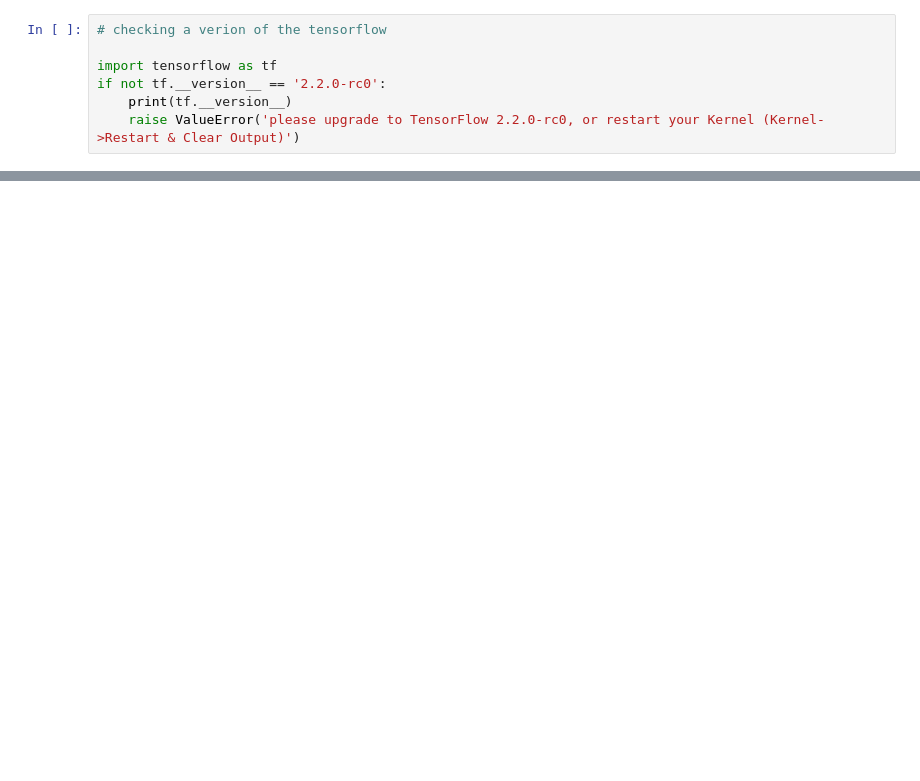
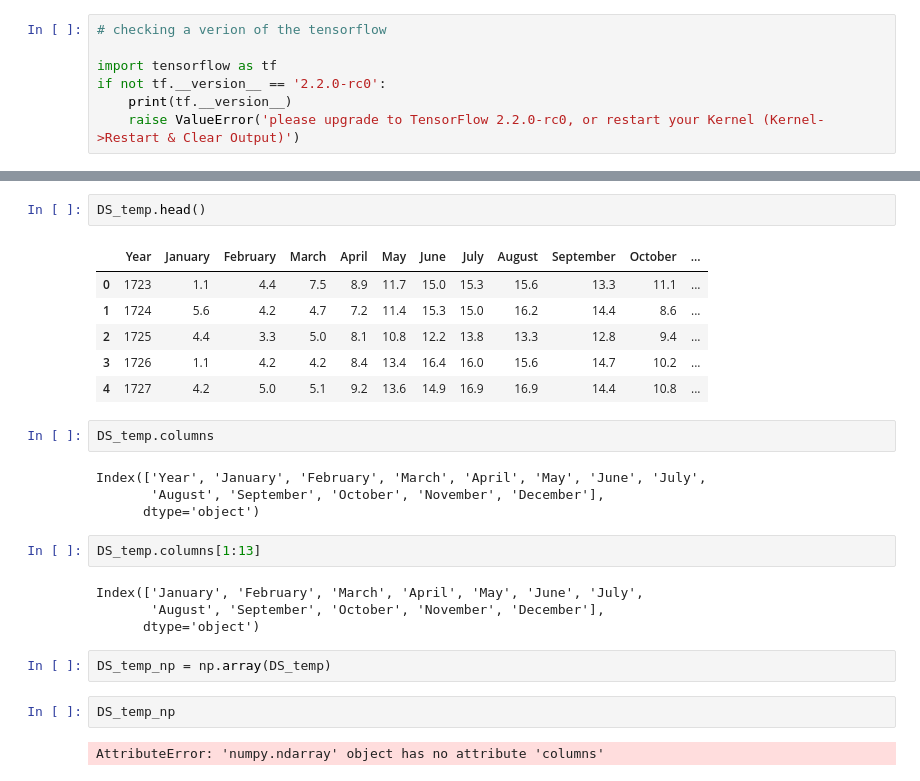
Before and after one commit to s-kav/IBM-Watsom-capstone-project, a Jupyter notebook: Capstone project ITHEE_300.ipynb, the cells around one changed output, grey strips where cells are left out. Cells and saved outputs as stored; diff of their text form; blank space fills up the shorter version.

```diff
--- a/Capstone project ITHEE_300.ipynb
+++ b/Capstone project ITHEE_300.ipynb
@@ -55,0 +95,27 @@ import json
+# %%
+DS_temp.head()
+# %% [output]
+|  | Year | January | February | March | April | May | June | July | August | September | October | ... |
+| 0 | 1723 | 1.1 | 4.4 | 7.5 | 8.9 | 11.7 | 15.0 | 15.3 | 15.6 | 13.3 | 11.1 | ... |
+| 1 | 1724 | 5.6 | 4.2 | 4.7 | 7.2 | 11.4 | 15.3 | 15.0 | 16.2 | 14.4 | 8.6 | ... |
+| 2 | 1725 | 4.4 | 3.3 | 5.0 | 8.1 | 10.8 | 12.2 | 13.8 | 13.3 | 12.8 | 9.4 | ... |
+| 3 | 1726 | 1.1 | 4.2 | 4.2 | 8.4 | 13.4 | 16.4 | 16.0 | 15.6 | 14.7 | 10.2 | ... |
+| 4 | 1727 | 4.2 | 5.0 | 5.1 | 9.2 | 13.6 | 14.9 | 16.9 | 16.9 | 14.4 | 10.8 | ... |
+# %%
+DS_temp.columns
+# %% [output]
+Index(['Year', 'January', 'February', 'March', 'April', 'May', 'June', 'July',
+       'August', 'September', 'October', 'November', 'December'],
+      dtype='object')
+# %%
+DS_temp.columns[1:13]
+# %% [output]
+Index(['January', 'February', 'March', 'April', 'May', 'June', 'July',
+       'August', 'September', 'October', 'November', 'December'],
+      dtype='object')
+# %%
+DS_temp_np = np.array(DS_temp)
+# %%
+DS_temp_np
+# %% [output]
+AttributeError: 'numpy.ndarray' object has no attribute 'columns'
```
Also changed, not shown: parts of 15 cells of this notebook.
